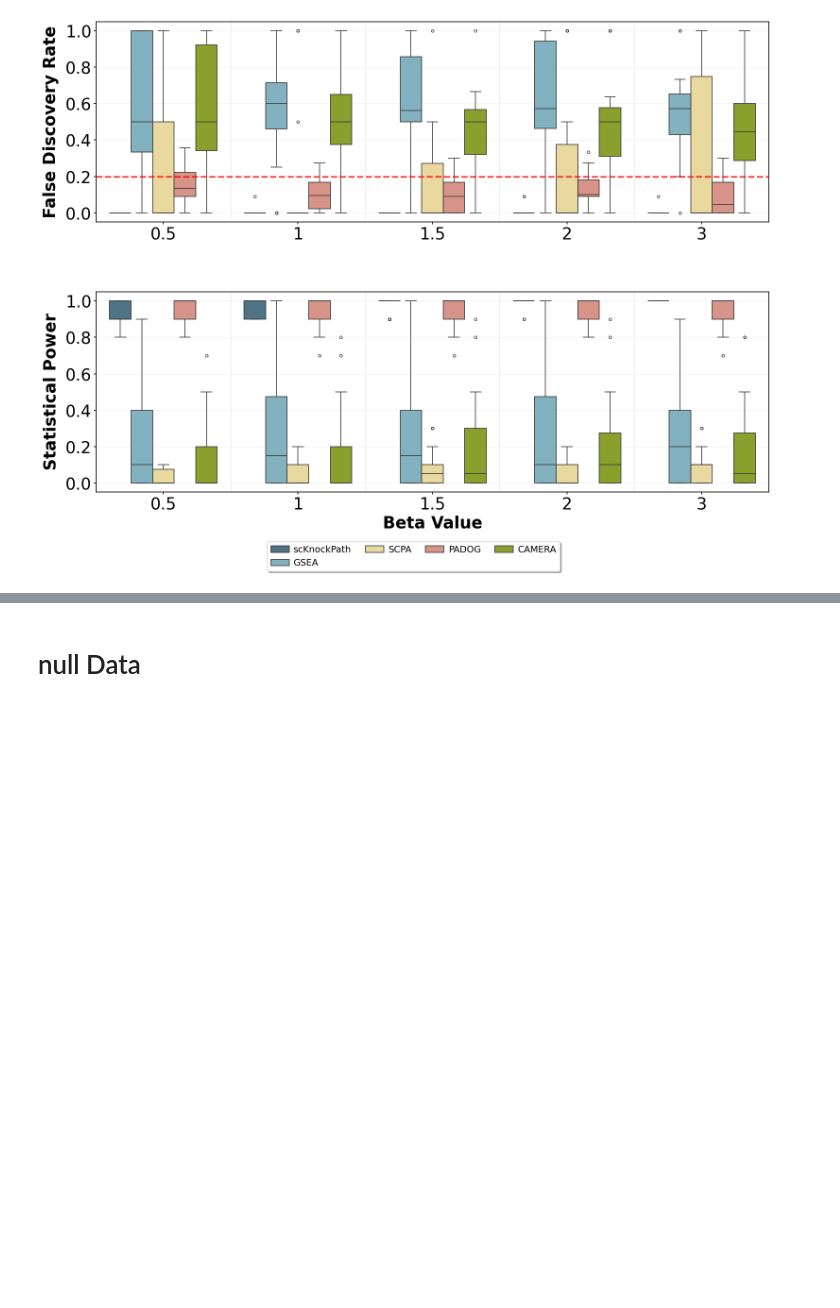
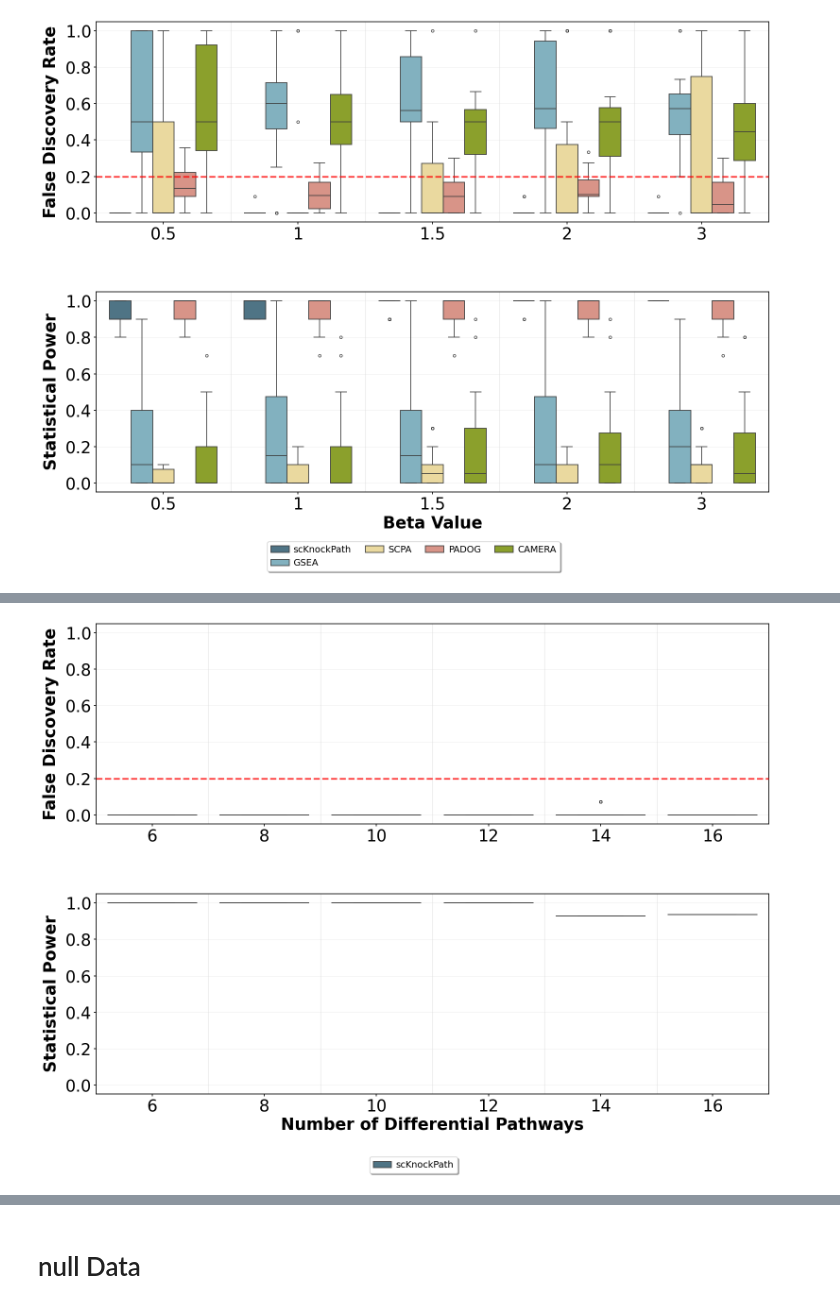
Before and after one commit to TBW108/scKnockPath, a Jupyter notebook: simulation_res.ipynb, the cells around one changed output, grey strips where cells are left out. Saved outputs shown, nothing was run; the diff lists cells and outputs as text; code cells hidden in the pictures; blank space fills up the shorter version.

```diff
--- a/simulation_res.ipynb
+++ b/simulation_res.ipynb
@@ -860,0 +882,19 @@ combined_powers_values_melted
+# %%
+
+your_color_list = color_palette(name="Radiant",N=5)
+combined_fdr_values_melted=load_knockoff_res(res_type='fdr',param='sparsity',params_range=range(6,17,2))
+combined_powers_values_melted=load_knockoff_res(res_type='power',param='sparsity',params_range=range(6,17,2))
+
+plot_fdr_power_boxplots(
+    combined_fdr_values_melted,
+    combined_powers_values_melted,
+    colors,
+    x_ticks=list(range(6,17,2)),
+    param='n_sparsity',
+    x_fontsize=25,
+    y_fontsize=25,
+    x_label='Number of Differential Pathways',
+    save_path='./results/simulation_exp/knockoff_vertical_sparsity_boxplot_fdr_power.pdf'
+)
+# %% [output]
+[figure, added]
```
Also changed, not shown: parts of 11 cells of this notebook, 1 other file.
